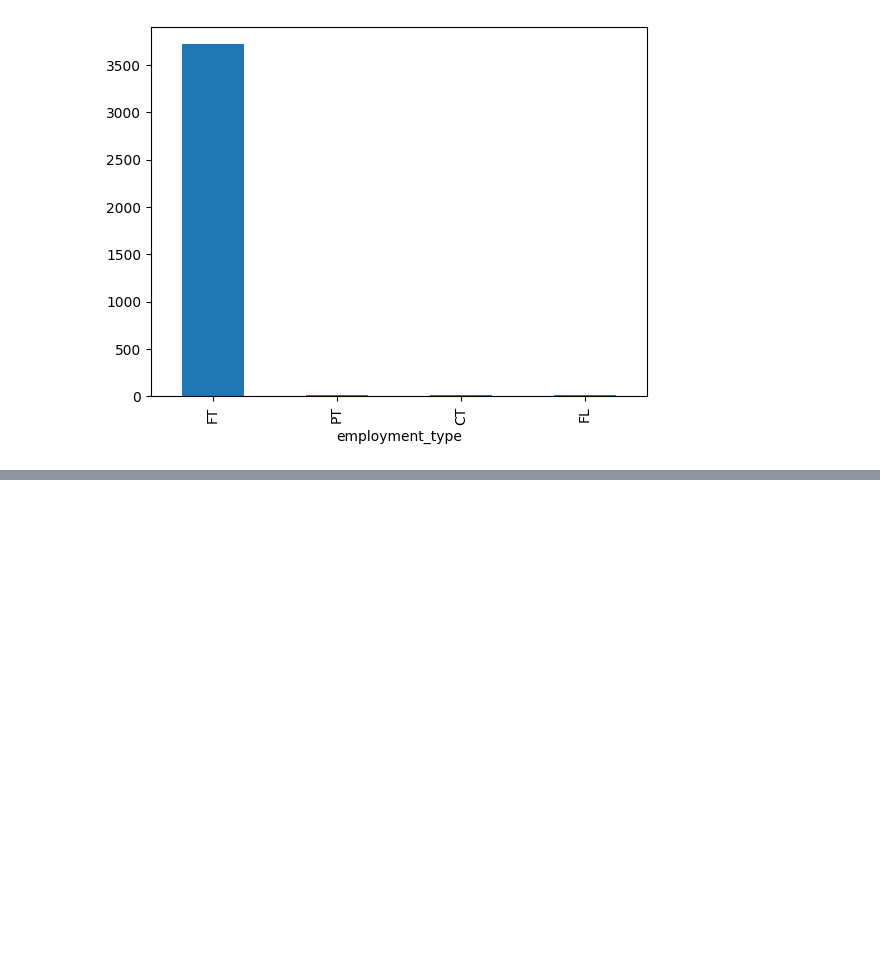
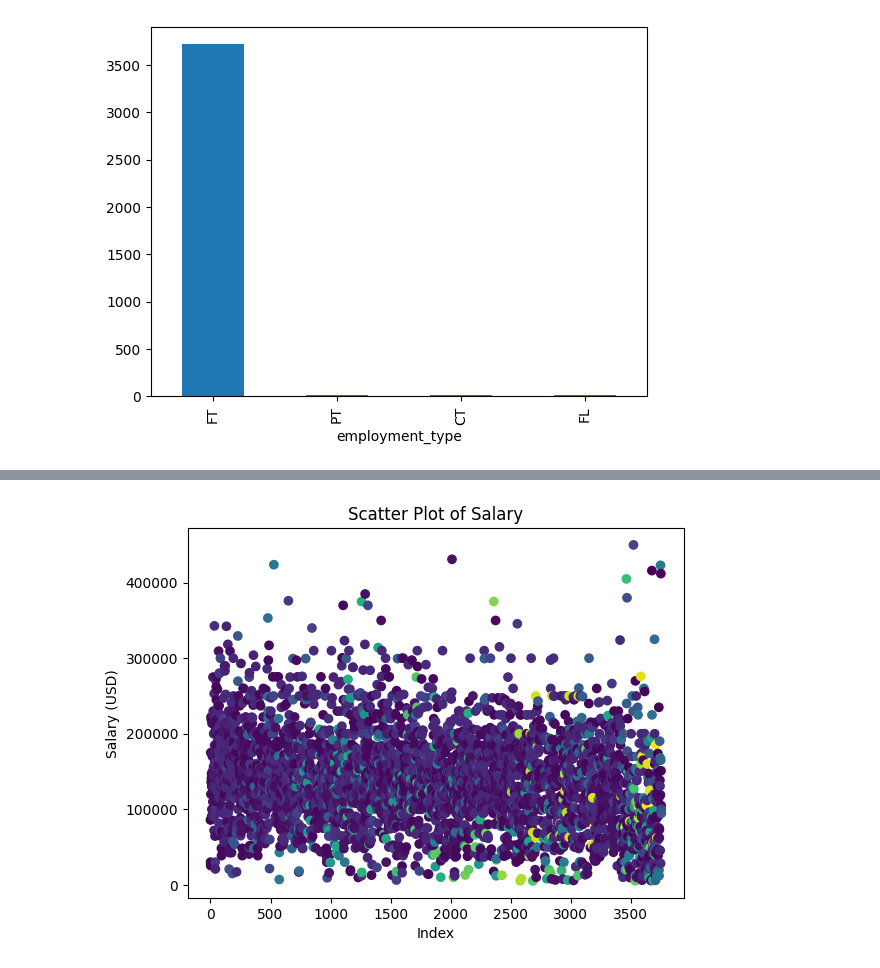
Before and after one commit to NotAScratch/Data-Science-Salary-Analysis, a Jupyter notebook: analysis.ipynb, the cells around one changed output, grey strips where cells are left out. Saved outputs shown, nothing was run; the diff lists cells and outputs as text; code cells hidden in the pictures; blank space fills up the shorter version.

```diff
--- a/analysis.ipynb
+++ b/analysis.ipynb
@@ -168,0 +180,14 @@ df['employment_type'].value_counts().plot(kind='bar');
+# %%
+
+# Change the different salaries of job_titles into different colors easy to differintiate matching thir dataset using gg plot
+
+
+
+
+plt.scatter(df.index, df['salary_in_usd'], c=pd.factorize(df['job_title'])[0])
+plt.xlabel('Index')
+plt.ylabel('Salary (USD)')
+plt.title('Scatter Plot of Salary')
+plt.show()
+# %% [output]
+[figure, added]
```
Also changed, not shown: parts of 4 cells of this notebook.
